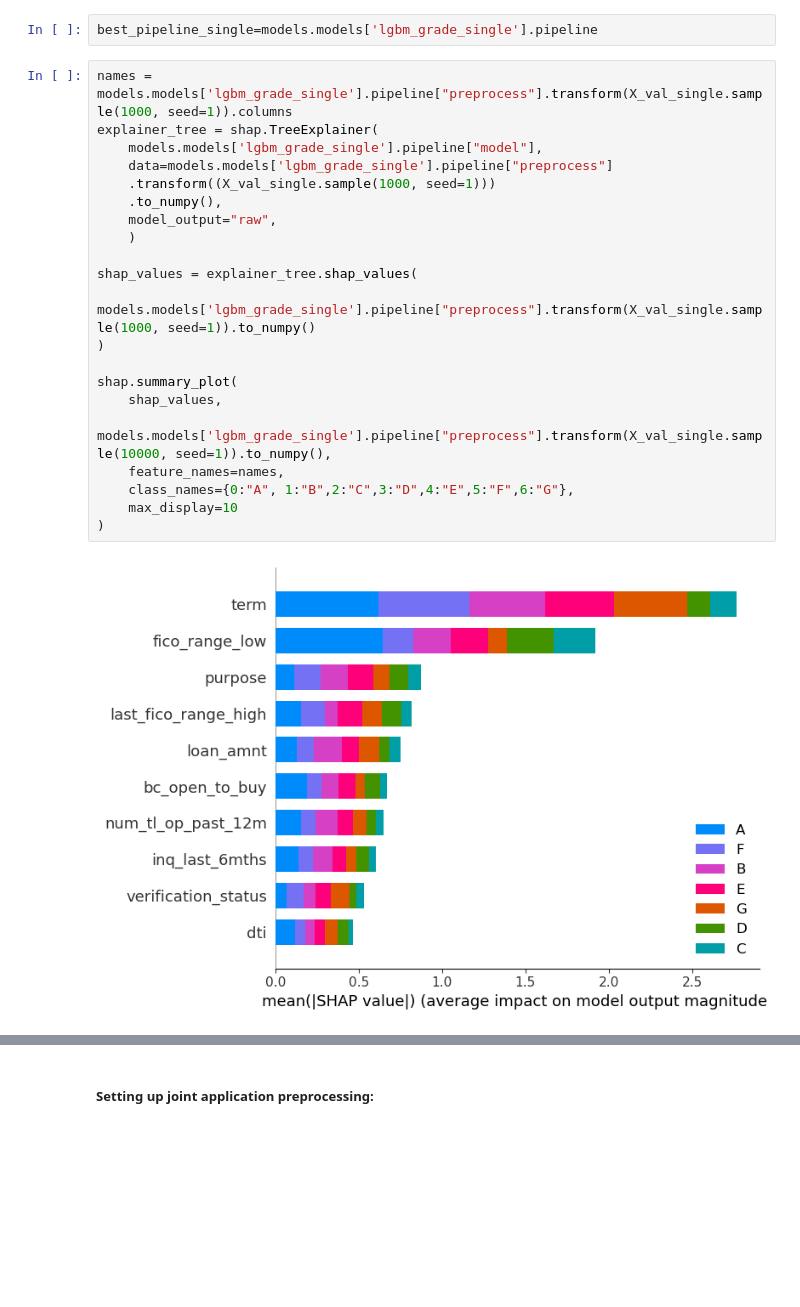
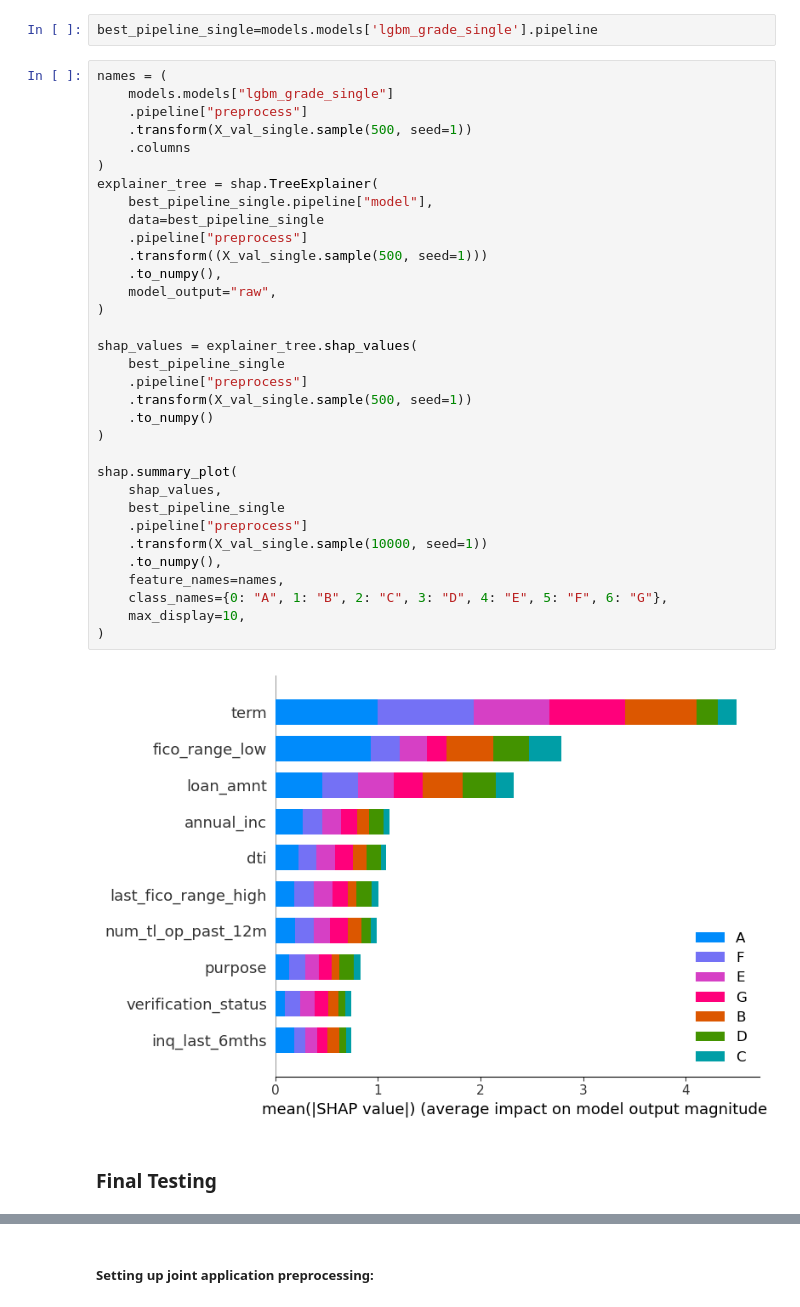
Before and after one commit to gediminas-skvarnavicius/lending-club, a Jupyter notebook: model_2_grade.ipynb, the cells around one changed output, grey strips where cells are left out. Cells and saved outputs as stored; diff of their text form; blank space fills up the shorter version.

```diff
--- a/model_2_grade.ipynb
+++ b/model_2_grade.ipynb
@@ -318,25 +382,39 @@ weighted avg       0.43      0.45      0.44    401154
 # %%
 best_pipeline_single=models.models['lgbm_grade_single'].pipeline
 # %%
-names = models.models['lgbm_grade_single'].pipeline["preprocess"].transform(X_val_single.sample(1000, seed=1)).columns
+names = (
+    models.models["lgbm_grade_single"]
+    .pipeline["preprocess"]
+    .transform(X_val_single.sample(500, seed=1))
+    .columns
+)
 explainer_tree = shap.TreeExplainer(
-    models.models['lgbm_grade_single'].pipeline["model"],
-    data=models.models['lgbm_grade_single'].pipeline["preprocess"]
-    .transform((X_val_single.sample(1000, seed=1)))
+    best_pipeline_single.pipeline["model"],
+    data=best_pipeline_single
+    .pipeline["preprocess"]
+    .transform((X_val_single.sample(500, seed=1)))
     .to_numpy(),
     model_output="raw",
-    )
+)
 
 shap_values = explainer_tree.shap_values(
-    models.models['lgbm_grade_single'].pipeline["preprocess"].transform(X_val_single.sample(1000, seed=1)).to_numpy()
+    best_pipeline_single
+    .pipeline["preprocess"]
+    .transform(X_val_single.sample(500, seed=1))
+    .to_numpy()
 )
 
 shap.summary_plot(
     shap_values,
-    models.models['lgbm_grade_single'].pipeline["preprocess"].transform(X_val_single.sample(10000, seed=1)).to_numpy(),
+    best_pipeline_single
+    .pipeline["preprocess"]
+    .transform(X_val_single.sample(10000, seed=1))
+    .to_numpy(),
     feature_names=names,
-    class_names={0:"A", 1:"B",2:"C",3:"D",4:"E",5:"F",6:"G"},
-    max_display=10
+    class_names={0: "A", 1: "B", 2: "C", 3: "D", 4: "E", 5: "F", 6: "G"},
+    max_display=10,
 )
 # %% [output]
-[figure, old version]
+[figure, new version]
+# %% [markdown]
+### Final Testing
```
Also changed, not shown: parts of 58 cells of this notebook, 7 other files.
